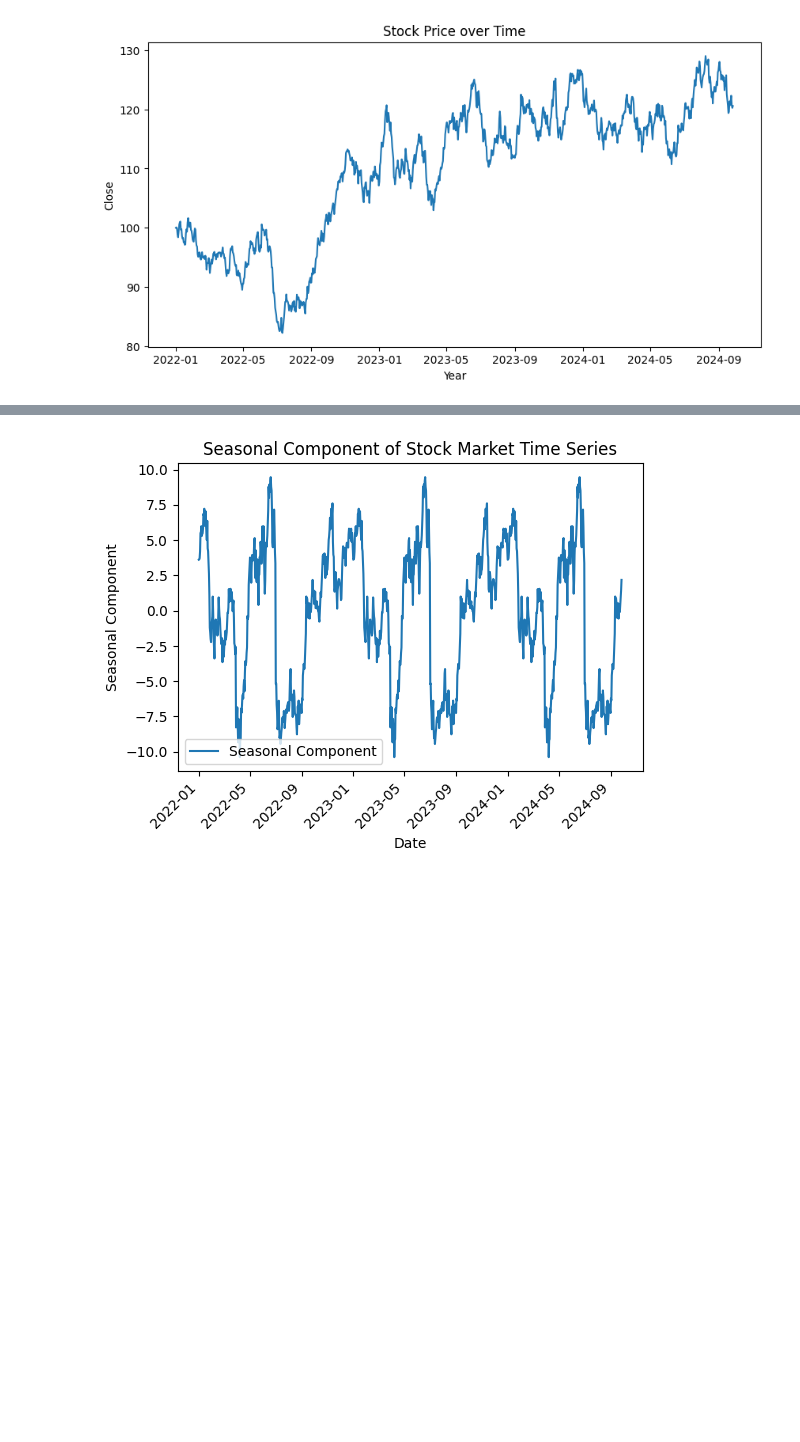
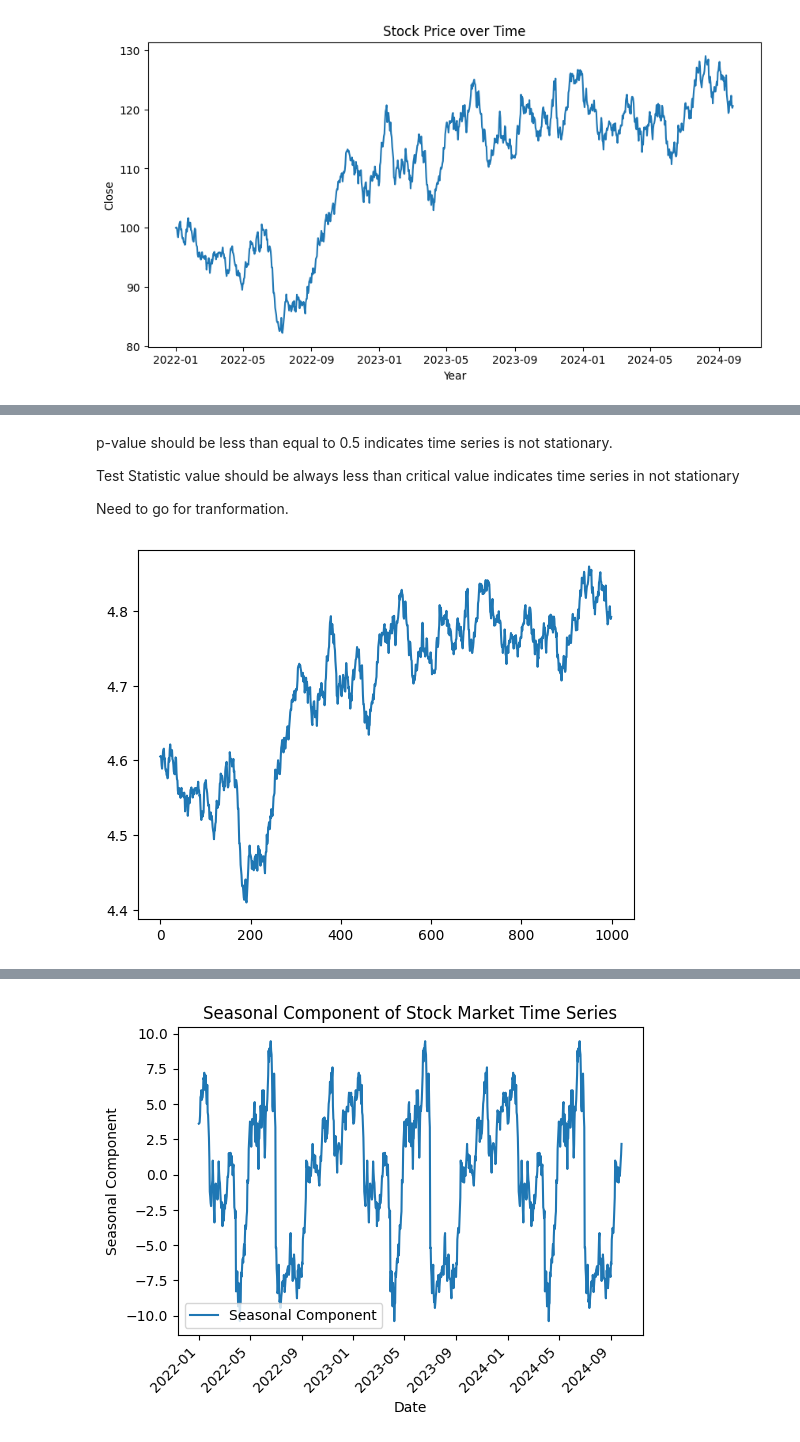
Before and after one commit to sowmya-sadhu/Stock-Market-Analysis, a Jupyter notebook: Stock_Market_Simulation.ipynb, the cells around one changed output, grey strips where cells are left out. Cells and saved outputs as stored; diff of their text form; code cells hidden in the pictures; blank space fills up the shorter version.

```diff
--- a/Stock_Market_Simulation.ipynb
+++ b/Stock_Market_Simulation.ipynb
@@ -110,0 +160,18 @@ plt.show()
+# %% [markdown]
+p-value should be less than equal to 0.5 indicates time series is not stationary.
+
+Test Statistic value should be always less than critical value indicates time series in not stationary
+
+Need to go for tranformation.
+# %%
+#Transformation
+#Making TS Stationary
+ts_log=np.log(stock_market['Close'])
+ts_log.head()
+
+stock_market['Close_log']=ts_log
+
+plt.plot(ts_log)
+plt.show()
+# %% [output]
+[figure, added]
```
Also changed, not shown: parts of 18 cells of this notebook.
